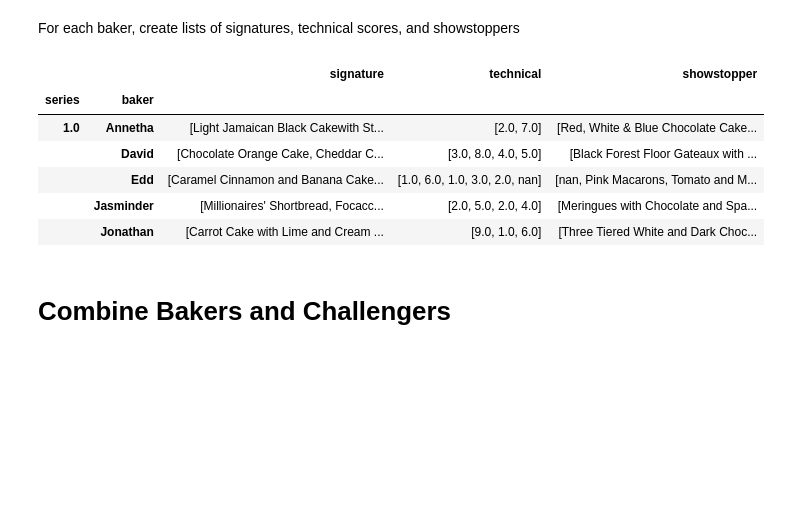
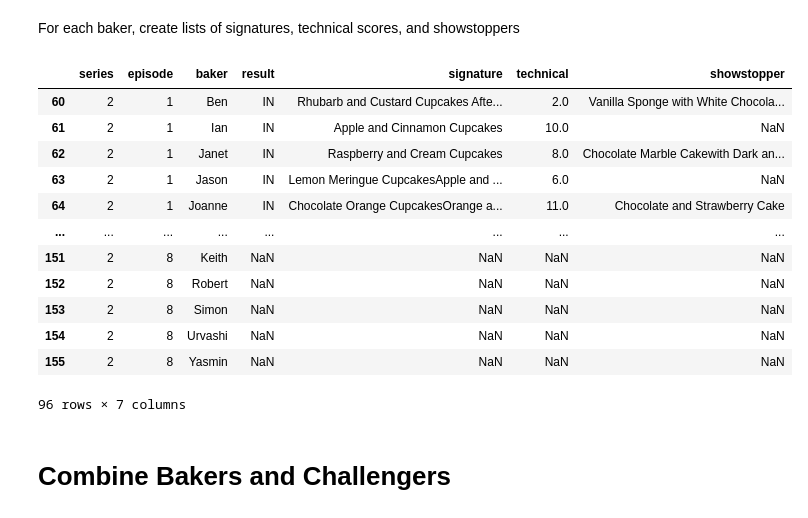
Before and after one commit to mgargiulo07/Capstone2, a Jupyter notebook: Cap_2_Data_Wrangling.ipynb, the cells around one changed output. Cells and saved outputs as stored; diff of their text form; code cells hidden in the pictures; blank space fills up the shorter version.

```diff
--- a/Cap_2_Data_Wrangling.ipynb
+++ b/Cap_2_Data_Wrangling.ipynb
@@ -139,3 +139,7 @@ bakers_df_final
 5. Group by series and baker and create lists of signatures, technicals and showstoppers. Append to the bakers list on series and baker
 # %% [markdown]
 8 instances exist for technicals with rankings of 0 yet are still in on the show. 6 of these have no info for "showstopper" or "Signiture". These 8 will be removed.
+# %%
+challenges = challenges.replace({'CupcakesAfter': 'Cupcakes After'}, regex=True)
+# challenges = challenges.replace('Tropical Trifle*',
+#                                 value='Tropical Trifle')
@@ -175,15 +230,21 @@ For each baker, create lists of signatures, technical scores, and showstoppers
 # %%
 challenges_df_final = pd.DataFrame(challenges_df.groupby(['series','baker']).agg({'signature':list, 'technical':list, 'showstopper':list}))
 # %%
-challenges_df_final.head()
+challenges.loc[challenges.series==2]
 # %% [output]
-|  |  | signature | technical | showstopper |
-| series | baker |  |  |  |
-| 1.0 | Annetha | [Light Jamaican Black Cakewith St... | [2.0, 7.0] | [Red, White & Blue Chocolate Cake... |
-|  | David | [Chocolate Orange Cake, Cheddar C... | [3.0, 8.0, 4.0, 5.0] | [Black Forest Floor Gateaux with ... |
-|  | Edd | [Caramel Cinnamon and Banana Cake... | [1.0, 6.0, 1.0, 3.0, 2.0, nan] | [nan, Pink Macarons, Tomato and M... |
-|  | Jasminder | [Millionaires' Shortbread, Focacc... | [2.0, 5.0, 2.0, 4.0] | [Meringues with Chocolate and Spa... |
-|  | Jonathan | [Carrot Cake with Lime and Cream ... | [9.0, 1.0, 6.0] | [Three Tiered White and Dark Choc... |
+|  | series | episode | baker | result | signature | technical | showstopper |
+| 60 | 2 | 1 | Ben | IN | Rhubarb and Custard Cupcakes Afte... | 2.0 | Vanilla Sponge with White Chocola... |
+| 61 | 2 | 1 | Ian | IN | Apple and Cinnamon Cupcakes | 10.0 | NaN |
+| 62 | 2 | 1 | Janet | IN | Raspberry and Cream Cupcakes | 8.0 | Chocolate Marble Cakewith Dark an... |
+| 63 | 2 | 1 | Jason | IN | Lemon Meringue CupcakesApple and ... | 6.0 | NaN |
+| 64 | 2 | 1 | Joanne | IN | Chocolate Orange CupcakesOrange a... | 11.0 | Chocolate and Strawberry Cake |
+| ... | ... | ... | ... | ... | ... | ... | ... |
+| 151 | 2 | 8 | Keith | NaN | NaN | NaN | NaN |
+| 152 | 2 | 8 | Robert | NaN | NaN | NaN | NaN |
+| 153 | 2 | 8 | Simon | NaN | NaN | NaN | NaN |
+| 154 | 2 | 8 | Urvashi | NaN | NaN | NaN | NaN |
+| 155 | 2 | 8 | Yasmin | NaN | NaN | NaN | NaN |
+96 rows × 7 columns
 # %% [markdown]
 # Combine Bakers and Challengers
 # %%
```
Also changed, not shown: parts of 21 cells of this notebook, 1 other file.
